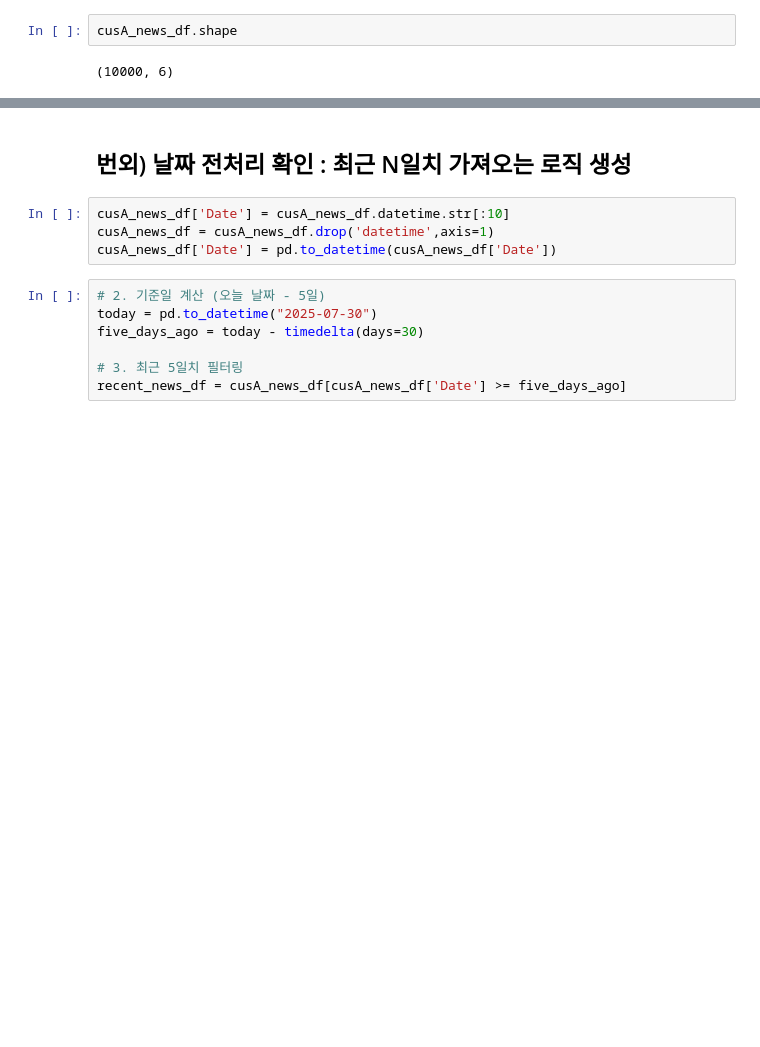
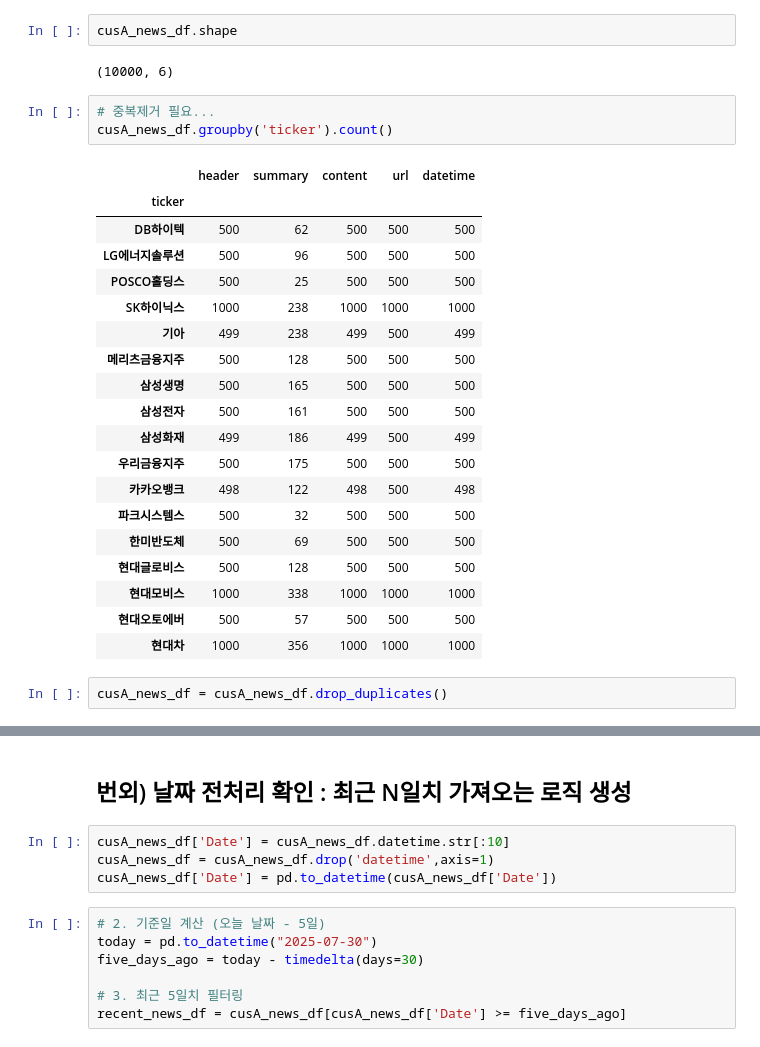
Before and after one commit to JaeDoo1034/SLM, a Jupyter notebook: function/CustomerDB_Flow정리.ipynb, the cells around one changed output, grey strips where cells are left out. Saved outputs shown, nothing was run; the diff lists cells and outputs as text; blank space fills up the shorter version.

```diff
--- a/function/CustomerDB_Flow정리.ipynb
+++ b/function/CustomerDB_Flow정리.ipynb
@@ -322,3 +322,28 @@ cusA_news_df.head(5)
 cusA_news_df.shape
 # %% [output]
 (10000, 6)
+# %%
+# 중복제거 필요...
+cusA_news_df.groupby('ticker').count()
+# %% [output]
+|  | header | summary | content | url | datetime |
+| ticker |  |  |  |  |  |
+| DB하이텍 | 500 | 62 | 500 | 500 | 500 |
+| LG에너지솔루션 | 500 | 96 | 500 | 500 | 500 |
+| POSCO홀딩스 | 500 | 25 | 500 | 500 | 500 |
+| SK하이닉스 | 1000 | 238 | 1000 | 1000 | 1000 |
+| 기아 | 499 | 238 | 499 | 500 | 499 |
+| 메리츠금융지주 | 500 | 128 | 500 | 500 | 500 |
+| 삼성생명 | 500 | 165 | 500 | 500 | 500 |
+| 삼성전자 | 500 | 161 | 500 | 500 | 500 |
+| 삼성화재 | 499 | 186 | 499 | 500 | 499 |
+| 우리금융지주 | 500 | 175 | 500 | 500 | 500 |
+| 카카오뱅크 | 498 | 122 | 498 | 500 | 498 |
+| 파크시스템스 | 500 | 32 | 500 | 500 | 500 |
+| 한미반도체 | 500 | 69 | 500 | 500 | 500 |
+| 현대글로비스 | 500 | 128 | 500 | 500 | 500 |
+| 현대모비스 | 1000 | 338 | 1000 | 1000 | 1000 |
+| 현대오토에버 | 500 | 57 | 500 | 500 | 500 |
+| 현대차 | 1000 | 356 | 1000 | 1000 | 1000 |
+# %%
+cusA_news_df = cusA_news_df.drop_duplicates()
```
Also changed, not shown: parts of 36 cells of this notebook.
